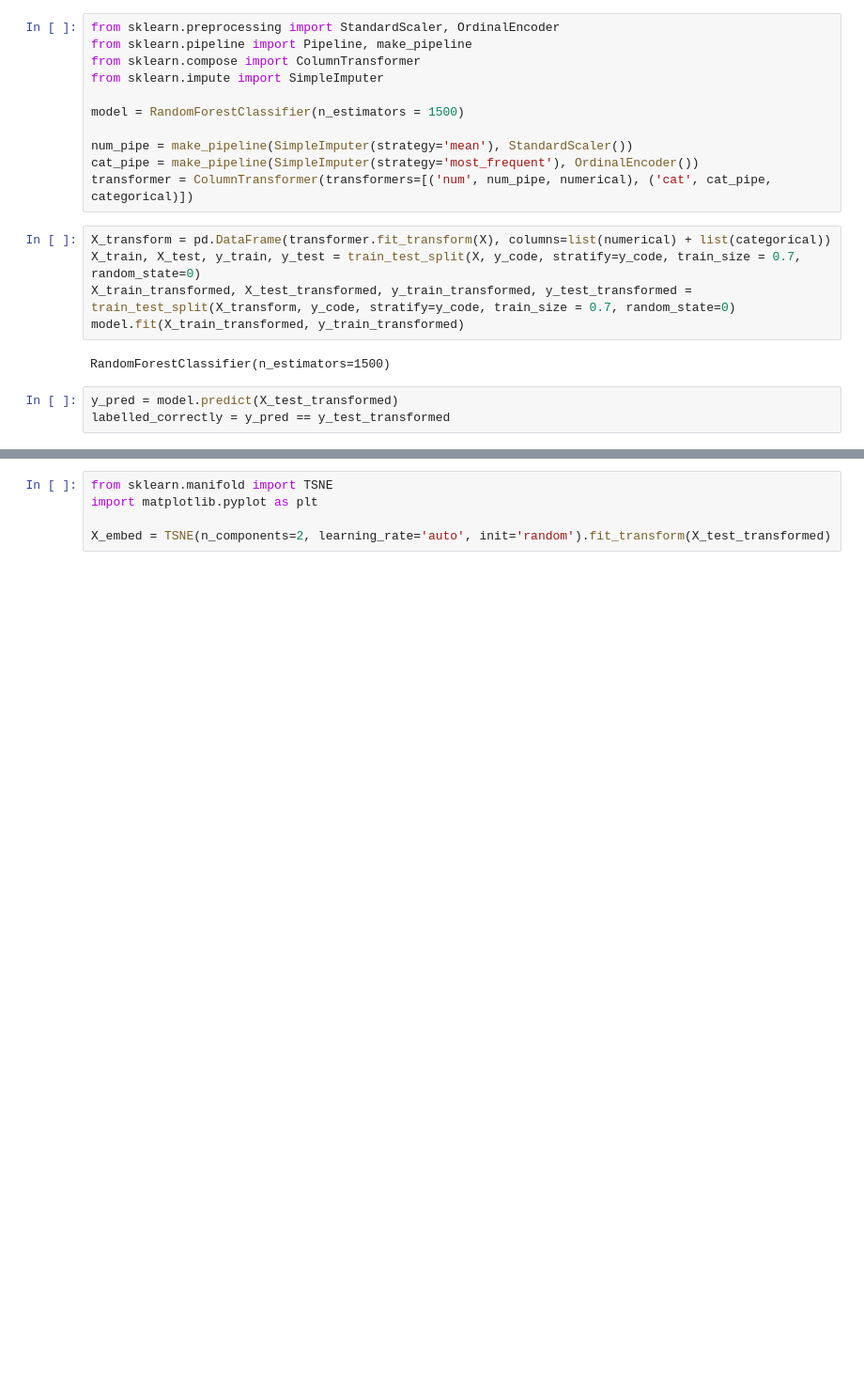
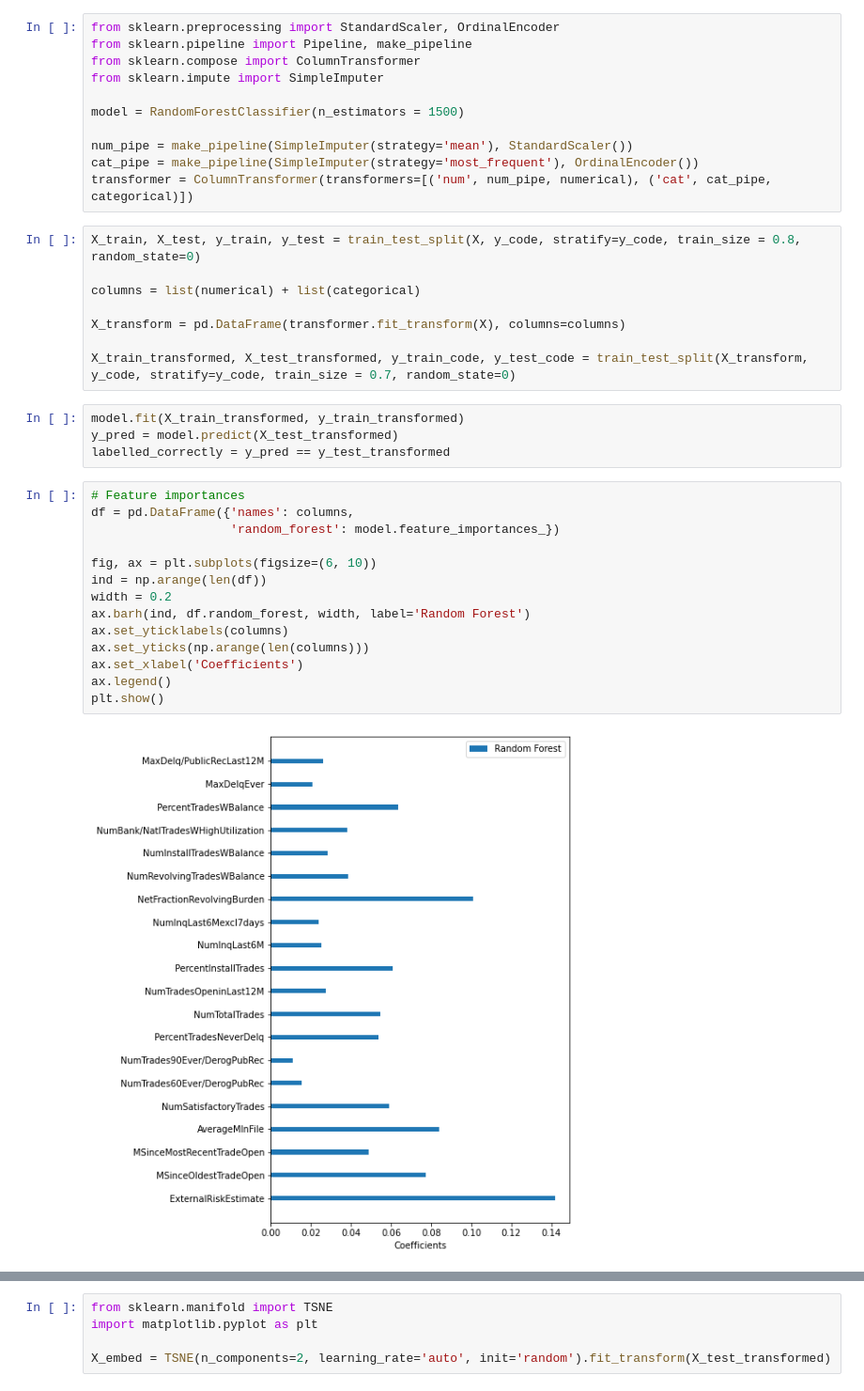
Before and after one commit to adubowski/va-heloc, a Jupyter notebook: heloc_model/Adam.ipynb, the cells around one changed output, grey strips where cells are left out. Shown: that part at 94% size. Drawn from its saved outputs; the diff is of its cells as text; blank space fills up the shorter version.

```diff
--- a/heloc_model/Adam.ipynb
+++ b/heloc_model/Adam.ipynb
@@ -69,12 +59,30 @@ num_pipe = make_pipeline(SimpleImputer(strategy='mean'), StandardScaler())
 cat_pipe = make_pipeline(SimpleImputer(strategy='most_frequent'), OrdinalEncoder())
 transformer = ColumnTransformer(transformers=[('num', num_pipe, numerical), ('cat', cat_pipe, categorical)])
 # %%
-X_transform = pd.DataFrame(transformer.fit_transform(X), columns=list(numerical) + list(categorical))
-X_train, X_test, y_train, y_test = train_test_split(X, y_code, stratify=y_code, train_size = 0.7, random_state=0)
-X_train_transformed, X_test_transformed, y_train_transformed, y_test_transformed = train_test_split(X_transform, y_code, stratify=y_code, train_size = 0.7, random_state=0)
-model.fit(X_train_transformed, y_train_transformed)
+X_train, X_test, y_train, y_test = train_test_split(X, y_code, stratify=y_code, train_size = 0.8, random_state=0)
+
+columns = list(numerical) + list(categorical)
+
+X_transform = pd.DataFrame(transformer.fit_transform(X), columns=columns)
+
+X_train_transformed, X_test_transformed, y_train_code, y_test_code = train_test_split(X_transform, y_code, stratify=y_code, train_size = 0.7, random_state=0)
-# %% [output]
-RandomForestClassifier(n_estimators=1500)
 # %%
+model.fit(X_train_transformed, y_train_transformed)
 y_pred = model.predict(X_test_transformed)
 labelled_correctly = y_pred == y_test_transformed
+# %%
+# Feature importances
+df = pd.DataFrame({'names': columns,
+                   'random_forest': model.feature_importances_})
+
+fig, ax = plt.subplots(figsize=(6, 10))
+ind = np.arange(len(df))
+width = 0.2
+ax.barh(ind, df.random_forest, width, label='Random Forest')
+ax.set_yticklabels(columns)
+ax.set_yticks(np.arange(len(columns)))
+ax.set_xlabel('Coefficients')
+ax.legend()
+plt.show()
+# %% [output]
+[figure, added]
```
Also changed, not shown: parts of 16 cells of this notebook.
